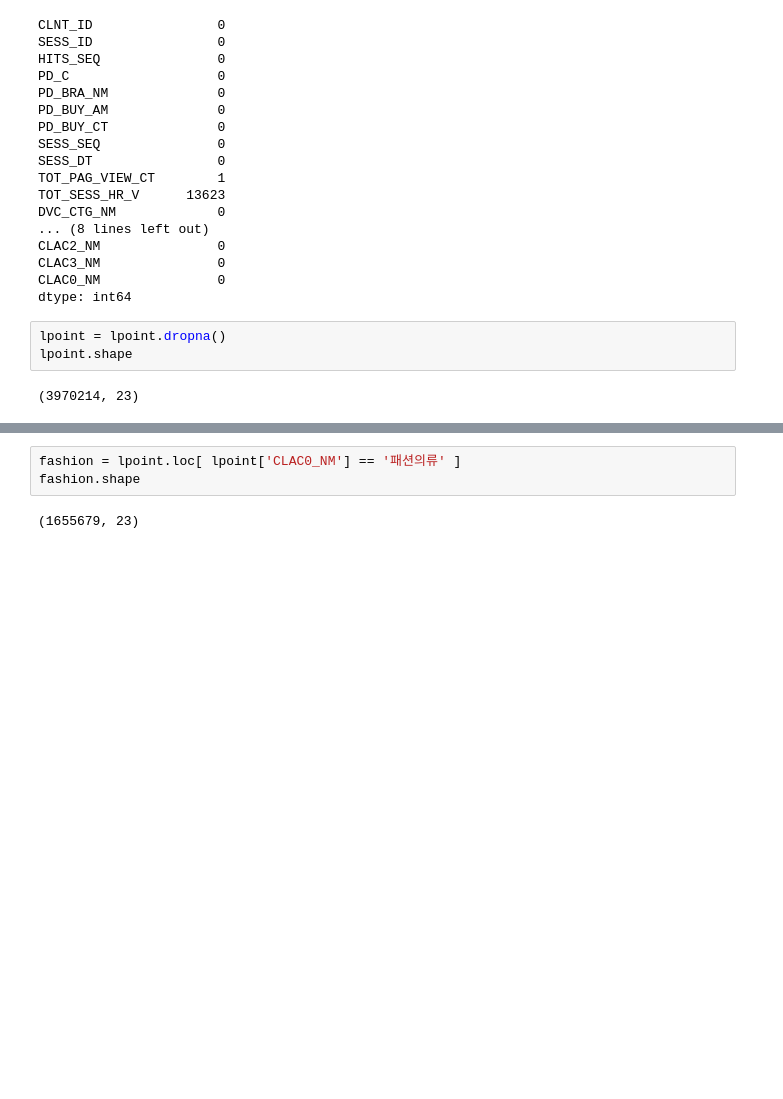
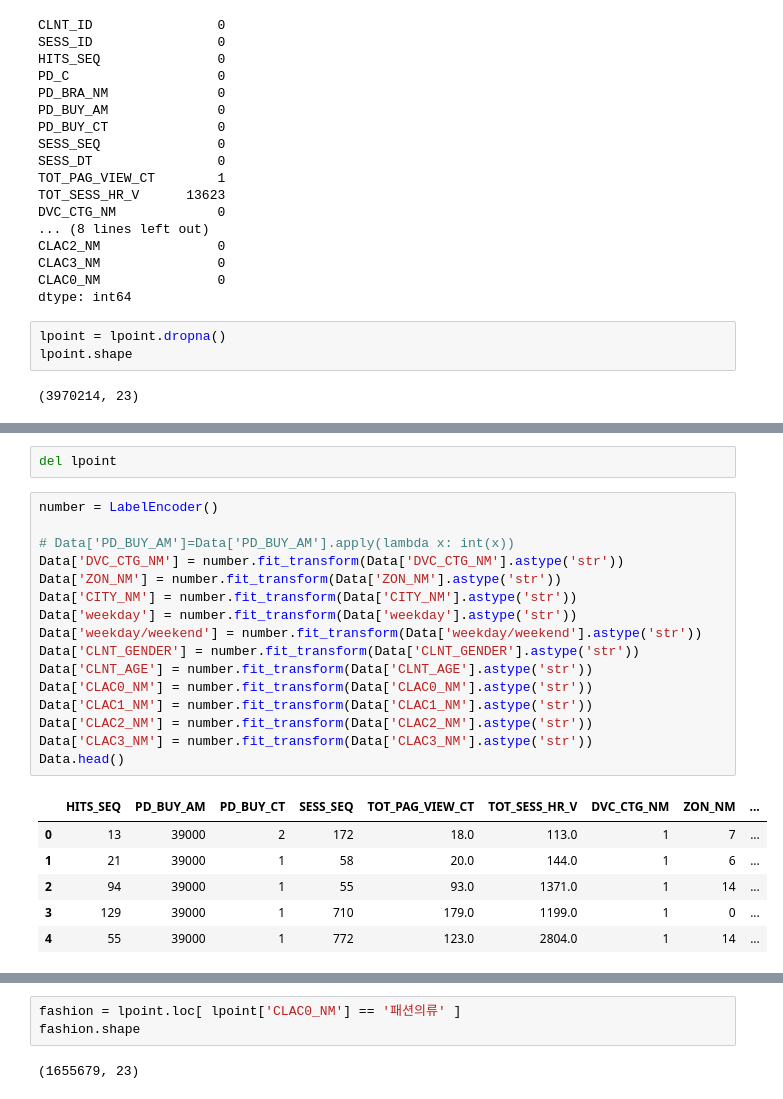
Before and after one commit to miniii222/-5th-L.point_bigdata_competiton, a Jupyter notebook: modeling/Modeling.ipynb, the cells around one changed output, grey strips where cells are left out. Drawn from its saved outputs; the diff is of its cells as text; blank space fills up the shorter version.

```diff
--- a/modeling/Modeling.ipynb
+++ b/modeling/Modeling.ipynb
@@ -132,0 +191,25 @@ lpoint.shape
+# %%
+del lpoint
+# %%
+number = LabelEncoder()
+
+# Data['PD_BUY_AM']=Data['PD_BUY_AM'].apply(lambda x: int(x))
+Data['DVC_CTG_NM'] = number.fit_transform(Data['DVC_CTG_NM'].astype('str'))
+Data['ZON_NM'] = number.fit_transform(Data['ZON_NM'].astype('str'))
+Data['CITY_NM'] = number.fit_transform(Data['CITY_NM'].astype('str'))
+Data['weekday'] = number.fit_transform(Data['weekday'].astype('str'))
+Data['weekday/weekend'] = number.fit_transform(Data['weekday/weekend'].astype('str'))
+Data['CLNT_GENDER'] = number.fit_transform(Data['CLNT_GENDER'].astype('str'))
+Data['CLNT_AGE'] = number.fit_transform(Data['CLNT_AGE'].astype('str'))
+Data['CLAC0_NM'] = number.fit_transform(Data['CLAC0_NM'].astype('str'))
+Data['CLAC1_NM'] = number.fit_transform(Data['CLAC1_NM'].astype('str'))
+Data['CLAC2_NM'] = number.fit_transform(Data['CLAC2_NM'].astype('str'))
+Data['CLAC3_NM'] = number.fit_transform(Data['CLAC3_NM'].astype('str'))
+Data.head()
+# %% [output]
+|  | HITS_SEQ | PD_BUY_AM | PD_BUY_CT | SESS_SEQ | TOT_PAG_VIEW_CT | TOT_SESS_HR_V | DVC_CTG_NM | ZON_NM | ... |
+| 0 | 13 | 39000 | 2 | 172 | 18.0 | 113.0 | 1 | 7 | ... |
+| 1 | 21 | 39000 | 1 | 58 | 20.0 | 144.0 | 1 | 6 | ... |
+| 2 | 94 | 39000 | 1 | 55 | 93.0 | 1371.0 | 1 | 14 | ... |
+| 3 | 129 | 39000 | 1 | 710 | 179.0 | 1199.0 | 1 | 0 | ... |
+| 4 | 55 | 39000 | 1 | 772 | 123.0 | 2804.0 | 1 | 14 | ... |
```
Also changed, not shown: parts of 32 cells of this notebook.
